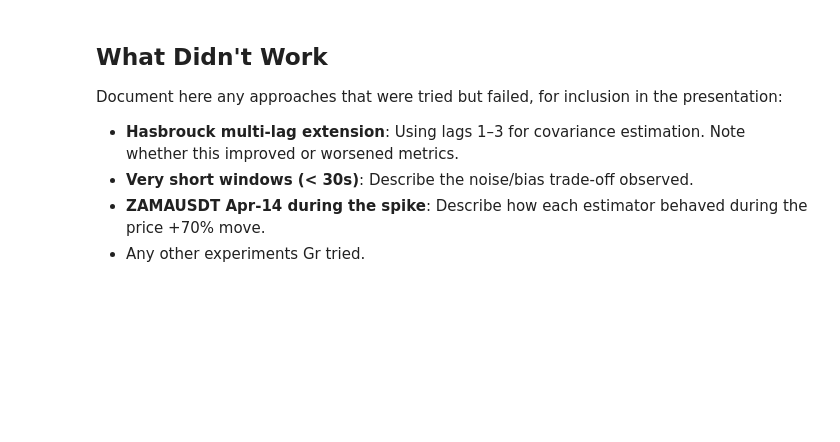
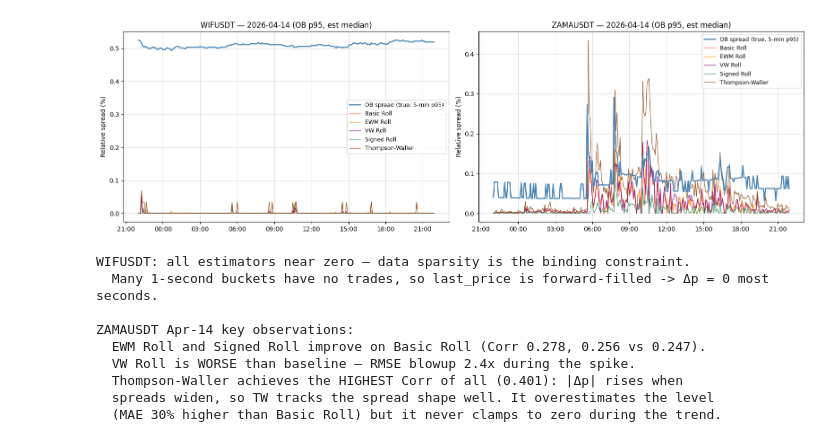
Before and after one commit to shadow-27/ATS_Project, a Jupyter notebook: notebooks/03_extensions.ipynb, the cells around one changed output. Cells and saved outputs as stored; diff of their text form; code cells hidden in the pictures; blank space fills up the shorter version.

Commit message:
added extentions to roll model

```diff
--- a/notebooks/03_extensions.ipynb
+++ b/notebooks/03_extensions.ipynb
@@ -19,11 +23,18 @@ import matplotlib.dates as mdates
 
 from src.preprocessing import load_trades, build_trade_buckets
 from src.estimate_spread import estimate_spread
-from src.validation import compute_ob_spread, evaluate, print_evaluation_table
+from src.validation import compute_ob_spread, evaluate
 
 plt.rcParams['figure.figsize'] = (14, 4)
 plt.rcParams['axes.grid'] = True
+plt.rcParams['grid.alpha'] = 0.4
 
-TICKERS = ['WIFUSDT', 'ZAMAUSDT']
-DATES   = ['2026-04-12', '2026-04-13', '2026-04-14']
-WINDOW  = 60
+TICKERS   = ['WIFUSDT', 'ZAMAUSDT']
+DATES     = ['2026-04-12', '2026-04-13', '2026-04-14']
+CV_DATE   = '2026-04-13'
+TEST_DATE = '2026-04-14'
+
+EST_NAMES  = ['Basic Roll', 'EWM Roll', 'VW Roll', 'Signed Roll', 'Thompson-Waller']
+EST_COLORS = ['tomato', 'darkorange', 'purple', 'seagreen', 'saddlebrown']
+
+print('Setup complete.')
@@ -164,9 +237,41 @@ plt.show()
-# %% [markdown]
-## What Didn't Work
-
-Document here any approaches that were tried but failed, for inclusion in the presentation:
-
-- **Hasbrouck multi-lag extension**: Using lags 1–3 for covariance estimation. Note whether this improved or worsened metrics.
-- **Very short windows (< 30s)**: Describe the noise/bias trade-off observed.
-- **ZAMAUSDT Apr-14 during the spike**: Describe how each estimator behaved during the price +70% move.
-- Any other experiments Gr tried.
+# %%
+fig, axes = plt.subplots(1, 2, figsize=(16, 5))
+
+for ax, ticker in zip(axes, TICKERS):
+    ob = compute_ob_spread(ticker, TEST_DATE)
+    # Use a high quantile so rare spread spikes remain visible (median can hide them).
+    ob_5m = ob.resample('5min').quantile(0.95) * 100
+    ax.plot(ob_5m.index, ob_5m.values, label='OB spread (true, 5-min p95)', lw=1.8, color='steelblue', zorder=5)
+
+    for name, color in zip(EST_NAMES, EST_COLORS):
+        est_5m = est_series[(ticker, TEST_DATE, name)].resample('5min').median() * 100
+        ax.plot(est_5m.index, est_5m.values, label=name, lw=1.0, color=color, alpha=0.85)
+
+    ax.set_title(f'{ticker} — {TEST_DATE} (OB p95, est median)')
+    ax.set_ylabel('Relative spread (%)')
+    ax.xaxis.set_major_formatter(mdates.DateFormatter('%H:%M'))
+    ax.legend(fontsize=9)
+
+fig.tight_layout()
+plt.show()
+
+print('WIFUSDT: all estimators near zero — data sparsity is the binding constraint.')
+print('  Many 1-second buckets have no trades, so last_price is forward-filled -> Δp = 0 most seconds.')
+print()
+print('ZAMAUSDT Apr-14 key observations:')
+print('  EWM Roll and Signed Roll improve on Basic Roll (Corr 0.278, 0.256 vs 0.247).')
+print('  VW Roll is WORSE than baseline — RMSE blowup 2.4x during the spike.')
+print('  Thompson-Waller achieves the HIGHEST Corr of all (0.401): |Δp| rises when')
+print('  spreads widen, so TW tracks the spread shape well. It overestimates the level')
+print('  (MAE 30% higher than Basic Roll) but it never clamps to zero during the trend.')
+# %% [output]
+[figure, added]
+WIFUSDT: all estimators near zero — data sparsity is the binding constraint.
+  Many 1-second buckets have no trades, so last_price is forward-filled -> Δp = 0 most seconds.
+
+ZAMAUSDT Apr-14 key observations:
+  EWM Roll and Signed Roll improve on Basic Roll (Corr 0.278, 0.256 vs 0.247).
+  VW Roll is WORSE than baseline — RMSE blowup 2.4x during the spike.
+  Thompson-Waller achieves the HIGHEST Corr of all (0.401): |Δp| rises when
+  spreads widen, so TW tracks the spread shape well. It overestimates the level
+  (MAE 30% higher than Basic Roll) but it never clamps to zero during the trend.
```
Also changed, not shown: parts of 23 cells of this notebook, 2 other files.
